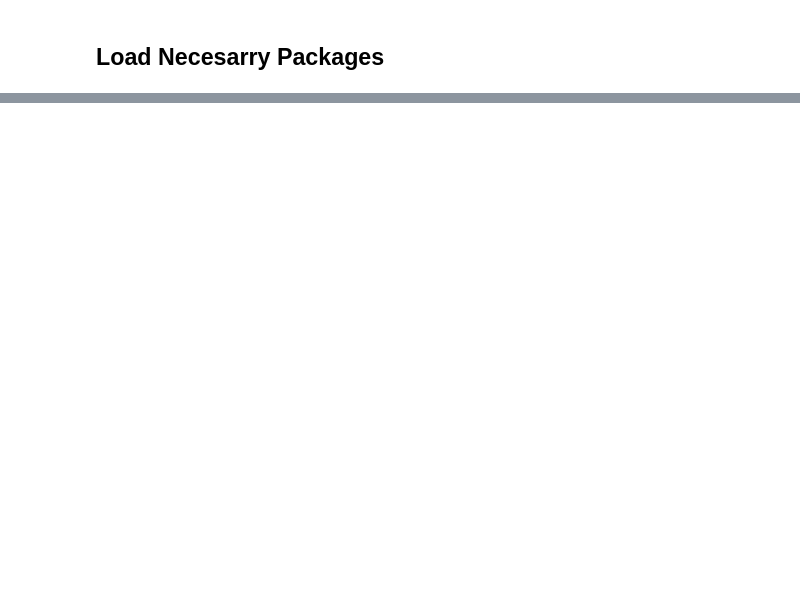
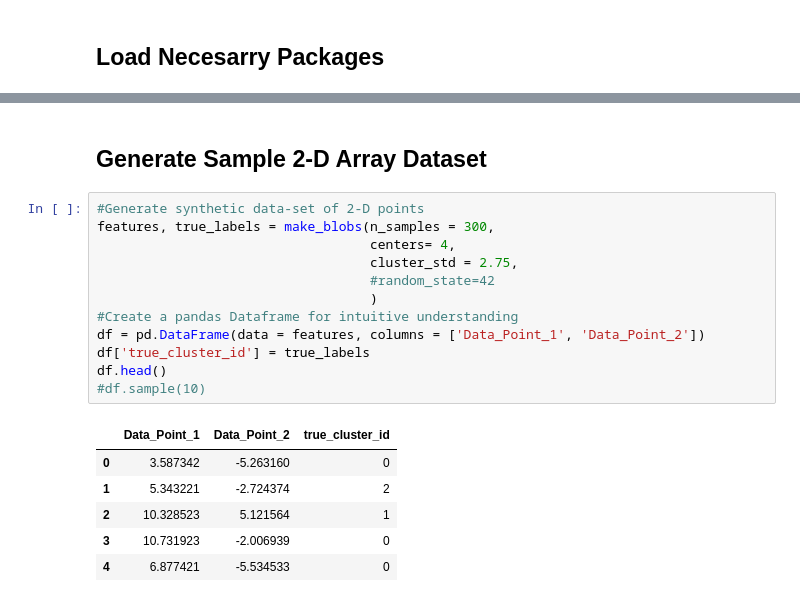
Before and after one commit to Kensuzuki95/Alpaca_Coding_Task, a Jupyter notebook: K_Means_Function.ipynb, the cells around one changed output, grey strips where cells are left out. Saved outputs shown, nothing was run; the diff lists cells and outputs as text; blank space fills up the shorter version.

```diff
--- a/K_Means_Function.ipynb
+++ b/K_Means_Function.ipynb
@@ -19,0 +37,21 @@ Deliverable: GitHub Repository []
+# %% [markdown]
+## Generate Sample 2-D Array Dataset
+# %%
+#Generate synthetic data-set of 2-D points
+features, true_labels = make_blobs(n_samples = 300,
+                                   centers= 4,
+                                   cluster_std = 2.75,
+                                   #random_state=42
+                                   )
+#Create a pandas Dataframe for intuitive understanding
+df = pd.DataFrame(data = features, columns = ['Data_Point_1', 'Data_Point_2'])
+df['true_cluster_id'] = true_labels
+df.head()
+#df.sample(10)
+# %% [output]
+|  | Data_Point_1 | Data_Point_2 | true_cluster_id |
+| 0 | 3.587342 | -5.263160 | 0 |
+| 1 | 5.343221 | -2.724374 | 2 |
+| 2 | 10.328523 | 5.121564 | 1 |
+| 3 | 10.731923 | -2.006939 | 0 |
+| 4 | 6.877421 | -5.534533 | 0 |
```
Also changed, not shown: parts of 11 cells of this notebook.
